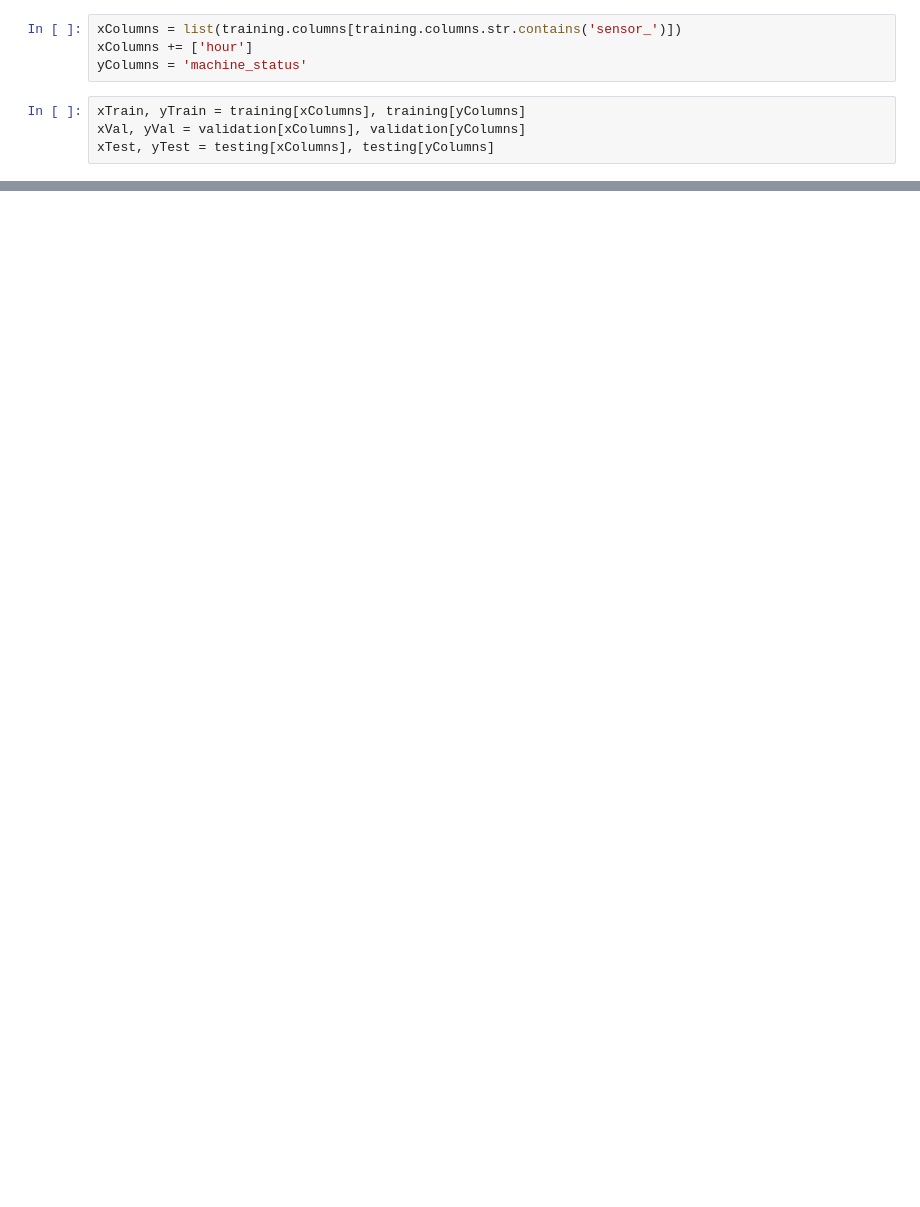
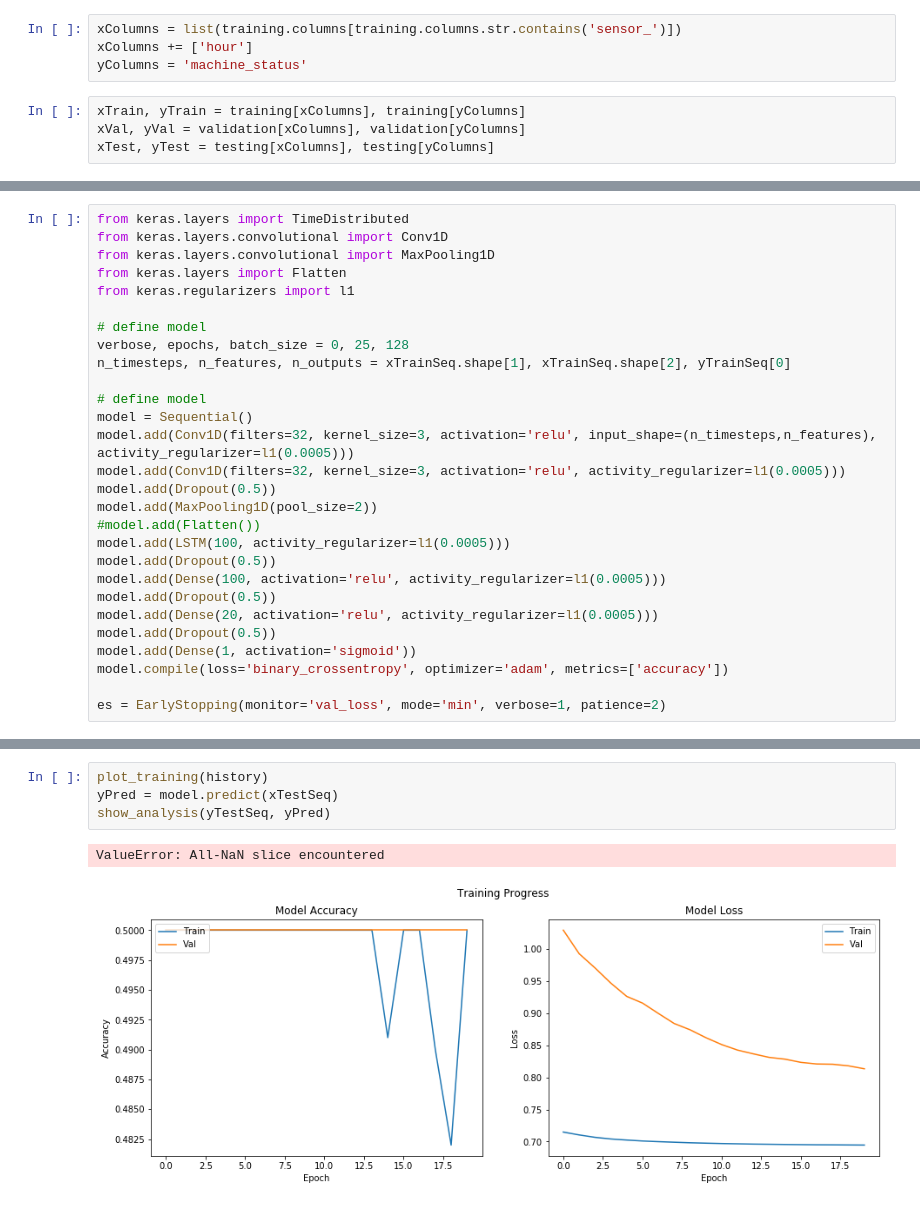
Before and after one commit to mapa17/air-de-jeux, a Jupyter notebook: crossworks-pm/1 - Predictive Maintenance - Modeling.ipynb, the cells around one changed output, grey strips where cells are left out. Cells and saved outputs as stored; diff of their text form; blank space fills up the shorter version.

```diff
--- a/crossworks-pm/1 - Predictive Maintenance - Modeling.ipynb
+++ b/crossworks-pm/1 - Predictive Maintenance - Modeling.ipynb
@@ -398,0 +445,28 @@ Model: ROC AUC=0.500
+# %%
+from keras.layers import TimeDistributed
+from keras.layers.convolutional import Conv1D
+from keras.layers.convolutional import MaxPooling1D
+from keras.layers import Flatten
+from keras.regularizers import l1
+
+# define model
+verbose, epochs, batch_size = 0, 25, 128
+n_timesteps, n_features, n_outputs = xTrainSeq.shape[1], xTrainSeq.shape[2], yTrainSeq[0]
+
+# define model
+model = Sequential()
+model.add(Conv1D(filters=32, kernel_size=3, activation='relu', input_shape=(n_timesteps,n_features), activity_regularizer=l1(0.0005)))
+model.add(Conv1D(filters=32, kernel_size=3, activation='relu', activity_regularizer=l1(0.0005)))
+model.add(Dropout(0.5))
+model.add(MaxPooling1D(pool_size=2))
+#model.add(Flatten())
+model.add(LSTM(100, activity_regularizer=l1(0.0005)))
+model.add(Dropout(0.5))
+model.add(Dense(100, activation='relu', activity_regularizer=l1(0.0005)))
+model.add(Dropout(0.5))
+model.add(Dense(20, activation='relu', activity_regularizer=l1(0.0005)))
+model.add(Dropout(0.5))
+model.add(Dense(1, activation='sigmoid'))
+model.compile(loss='binary_crossentropy', optimizer='adam', metrics=['accuracy'])
+
+es = EarlyStopping(monitor='val_loss', mode='min', verbose=1, patience=2)
@@ -398,0 +493,7 @@ Model: ROC AUC=0.500
+# %%
+plot_training(history)
+yPred = model.predict(xTestSeq)
+show_analysis(yTestSeq, yPred)
+# %% [output]
+ValueError: All-NaN slice encountered
+[figure, added]
```
Also changed, not shown: parts of 61 cells of this notebook, 9 other files.
